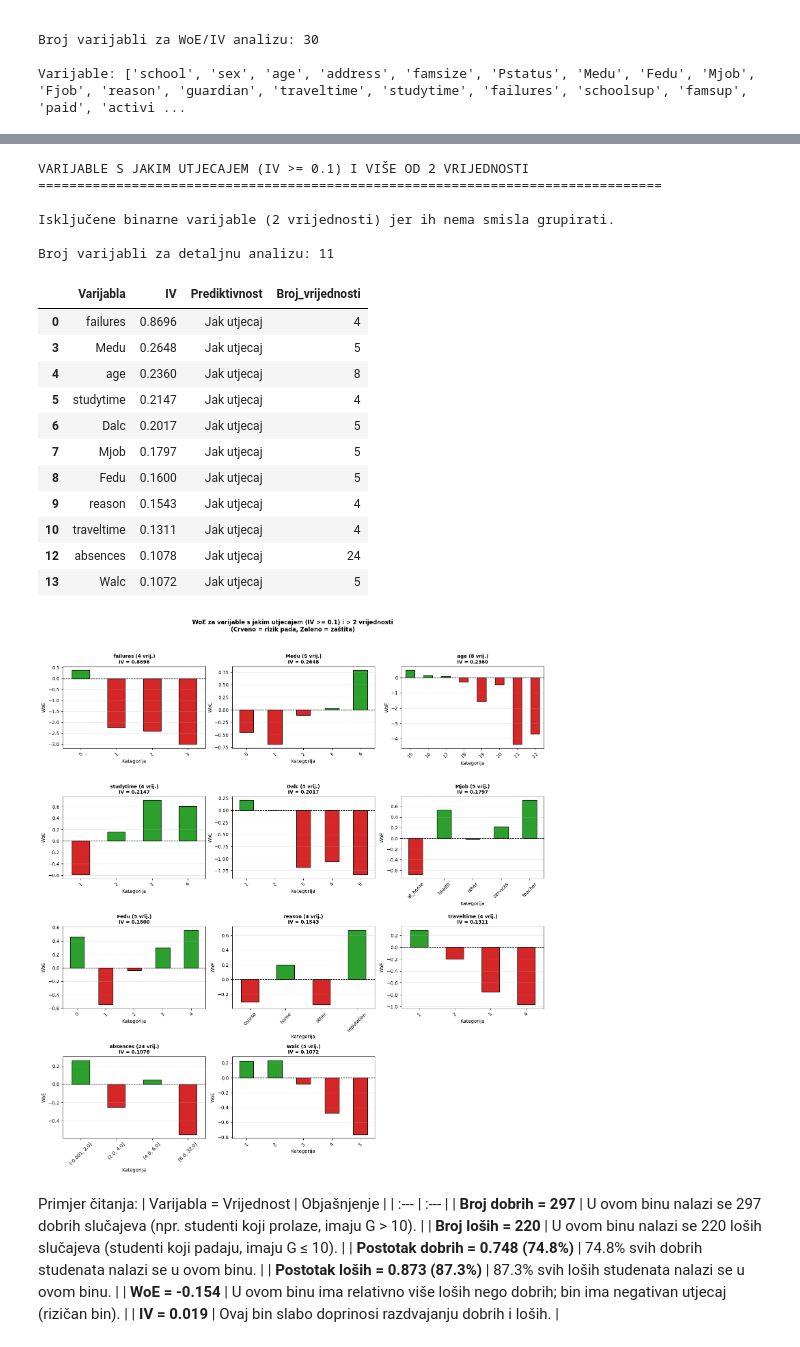
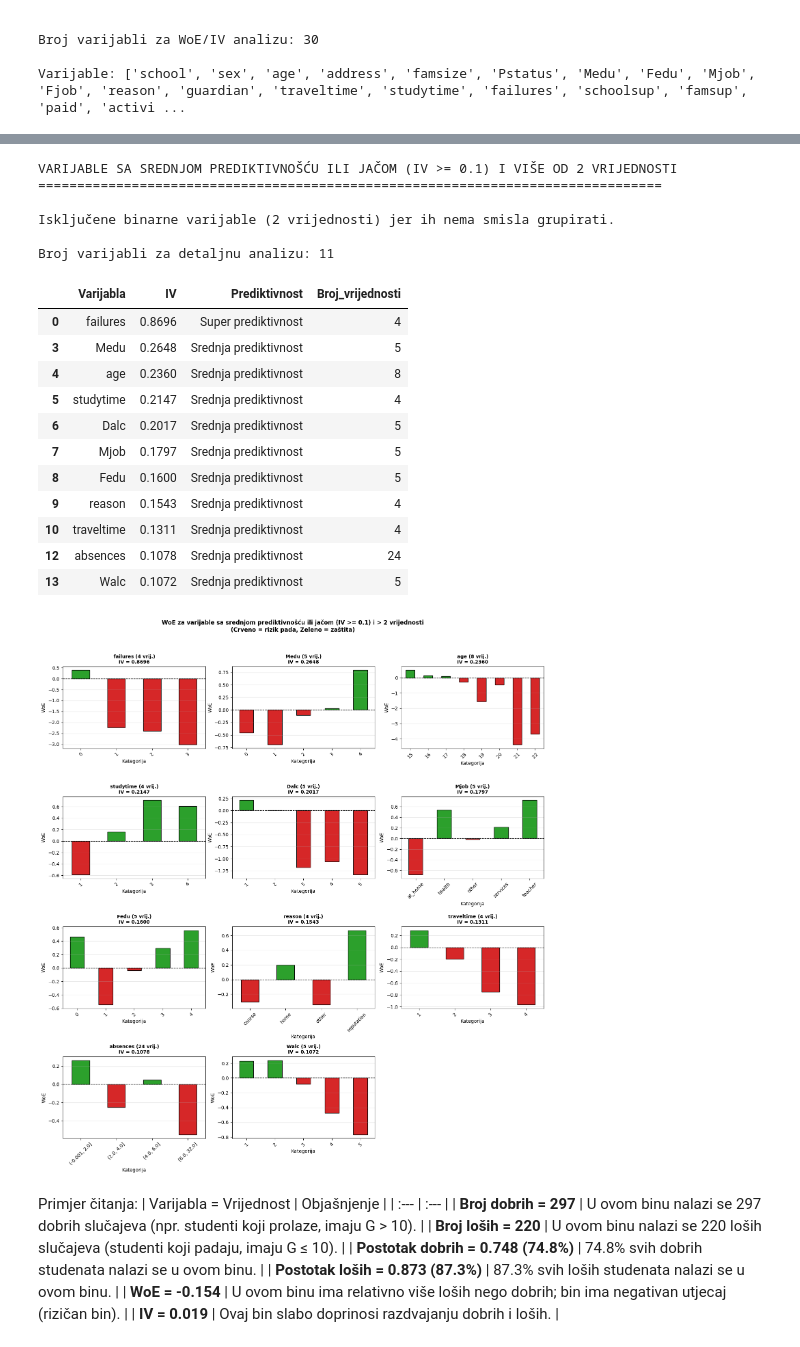
Before and after one commit to MDBossss/nosql, a Jupyter notebook: drugi/z3.ipynb, the cells around one changed output, grey strips where cells are left out. Saved outputs shown, nothing was run; the diff lists cells and outputs as text; code cells hidden in the pictures.

```diff
--- a/drugi/z3.ipynb
+++ b/drugi/z3.ipynb
@@ -163,14 +164,16 @@ def calculate_woe_iv(df, feature, target, bins=5):
 
 def get_iv_interpretation(iv):
     """Vraća tekstualnu interpretaciju IV vrijednosti."""
-    if iv > 1.0:
-        return "Vrlo jak utjecaj"
+    if iv > 0.5:
+        return "Super prediktivnost"
+    elif iv >= 0.3:
+        return "Jaka prediktivnost"
     elif iv >= 0.1:
-        return "Jak utjecaj"
+        return "Srednja prediktivnost"
     elif iv >= 0.02:
-        return "Slab utjecaj"
+        return "Slaba prediktivnost"
     else:
-        return "Vrlo slab utjecaj"
+        return "Varijabla nije korisna"
 
 
 # DOSLJEDNA KATEGORIZACIJA
@@ -284,7 +287,7 @@ Nema smisla ih "grupirati" jer imaju samo 2 kategorije.
 - **Pozitivniji WoE** (iznad nule) → kategorije s manjim rizikom pada
 - **Veća apsolutna vrijednost** → jači utjecaj kategorije na ishod
 # %%
-# Izdvajanje varijabli s jakim utjecajem (IV >= 0.1) i više od 2 vrijednosti
+# Izdvajanje varijabli sa srednjom prediktivnošću ili jačom (IV >= 0.1) i više od 2 vrijednosti
 # Binarne varijable isključujemo jer ih nema smisla grupirati
 
 import math
@@ -294,7 +297,7 @@ var_unique_counts = {}
 for feature in all_features:
     var_unique_counts[feature] = df[feature].nunique()
 
-# Filtriraj: IV >= 0.1 (jak utjecaj) I više od 2 jedinstvene vrijednosti
+# Filtriraj: IV >= 0.1 (srednja prediktivnost ili jača) I više od 2 jedinstvene vrijednosti
 strong_features = iv_df[
     (iv_df['IV'] >= 0.1) &
     (iv_df['Varijabla'].apply(lambda x: var_unique_counts.get(x, 0) > 2))
@@ -303,7 +306,7 @@ strong_features = iv_df[
 # Dodaj stupac s brojem vrijednosti
 strong_features['Broj_vrijednosti'] = strong_features['Varijabla'].apply(lambda x: var_unique_counts.get(x, 0))
 
-print("VARIJABLE S JAKIM UTJECAJEM (IV >= 0.1) I VIŠE OD 2 VRIJEDNOSTI")
+print("VARIJABLE SA SREDNJOM PREDIKTIVNOŠĆU ILI JAČOM (IV >= 0.1) I VIŠE OD 2 VRIJEDNOSTI")
 print("="*80)
 print("\nIsključene binarne varijable (2 vrijednosti) jer ih nema smisla grupirati.")
 print(f"\nBroj varijabli za detaljnu analizu: {len(strong_features)}\n")
@@ -334,47 +337,47 @@ if n_features > 0:
         woe_df = woe_tables[feature]
 
         ax = axes[i]
         colors = ['#d62728' if x < 0 else '#2ca02c' for x in woe_df['WoE'].values]
         woe_df['WoE'].plot(kind='bar', ax=ax, color=colors, edgecolor='black')
 
         ax.set_title(f'{feature} ({n_vals} vrij.)\nIV = {iv_value:.4f}',
                      fontsize=10, fontweight='bold')
         ax.set_xlabel('Kategorija')
         ax.set_ylabel('WoE')
         ax.axhline(y=0, color='black', linestyle='--', linewidth=1)
         ax.grid(axis='y', alpha=0.3)
         ax.tick_params(axis='x', rotation=45)
 
     # Sakrij prazne subplotove
     for j in range(n_features, len(axes)):
         axes[j].axis('off')
 
-    plt.suptitle('WoE za varijable s jakim utjecajem (IV >= 0.1) i > 2 vrijednosti\n(Crveno = rizik pada, Zeleno = zaštita)',
+    plt.suptitle('WoE za varijable sa srednjom prediktivnošću ili jačom (IV >= 0.1) i > 2 vrijednosti\n(Crveno = rizik pada, Zeleno = zaštita)',
                  fontsize=12, fontweight='bold', y=1.02)
     plt.tight_layout()
     plt.show()
 else:
     print("Nema varijabli koje zadovoljavaju kriterije.")
 # %% [output]
-VARIJABLE S JAKIM UTJECAJEM (IV >= 0.1) I VIŠE OD 2 VRIJEDNOSTI
+VARIJABLE SA SREDNJOM PREDIKTIVNOŠĆU ILI JAČOM (IV >= 0.1) I VIŠE OD 2 VRIJEDNOSTI
 ================================================================================
 
 Isključene binarne varijable (2 vrijednosti) jer ih nema smisla grupirati.
 
 Broj varijabli za detaljnu analizu: 11
 |  | Varijabla | IV | Prediktivnost | Broj_vrijednosti |
-| 0 | failures | 0.8696 | Jak utjecaj | 4 |
-| 3 | Medu | 0.2648 | Jak utjecaj | 5 |
-| 4 | age | 0.2360 | Jak utjecaj | 8 |
-| 5 | studytime | 0.2147 | Jak utjecaj | 4 |
-| 6 | Dalc | 0.2017 | Jak utjecaj | 5 |
-| 7 | Mjob | 0.1797 | Jak utjecaj | 5 |
-| 8 | Fedu | 0.1600 | Jak utjecaj | 5 |
-| 9 | reason | 0.1543 | Jak utjecaj | 4 |
-| 10 | traveltime | 0.1311 | Jak utjecaj | 4 |
-| 12 | absences | 0.1078 | Jak utjecaj | 24 |
-| 13 | Walc | 0.1072 | Jak utjecaj | 5 |
+| 0 | failures | 0.8696 | Super prediktivnost | 4 |
+| 3 | Medu | 0.2648 | Srednja prediktivnost | 5 |
+| 4 | age | 0.2360 | Srednja prediktivnost | 8 |
+| 5 | studytime | 0.2147 | Srednja prediktivnost | 4 |
+| 6 | Dalc | 0.2017 | Srednja prediktivnost | 5 |
+| 7 | Mjob | 0.1797 | Srednja prediktivnost | 5 |
+| 8 | Fedu | 0.1600 | Srednja prediktivnost | 5 |
+| 9 | reason | 0.1543 | Srednja prediktivnost | 4 |
+| 10 | traveltime | 0.1311 | Srednja prediktivnost | 4 |
+| 12 | absences | 0.1078 | Srednja prediktivnost | 24 |
+| 13 | Walc | 0.1072 | Srednja prediktivnost | 5 |
-[figure, old version]
+[figure, new version]
 # %% [markdown]
 Primjer čitanja:
 | Varijabla = Vrijednost | Objašnjenje |
```
Also changed, not shown: parts of 6 cells of this notebook, 3 other files.
